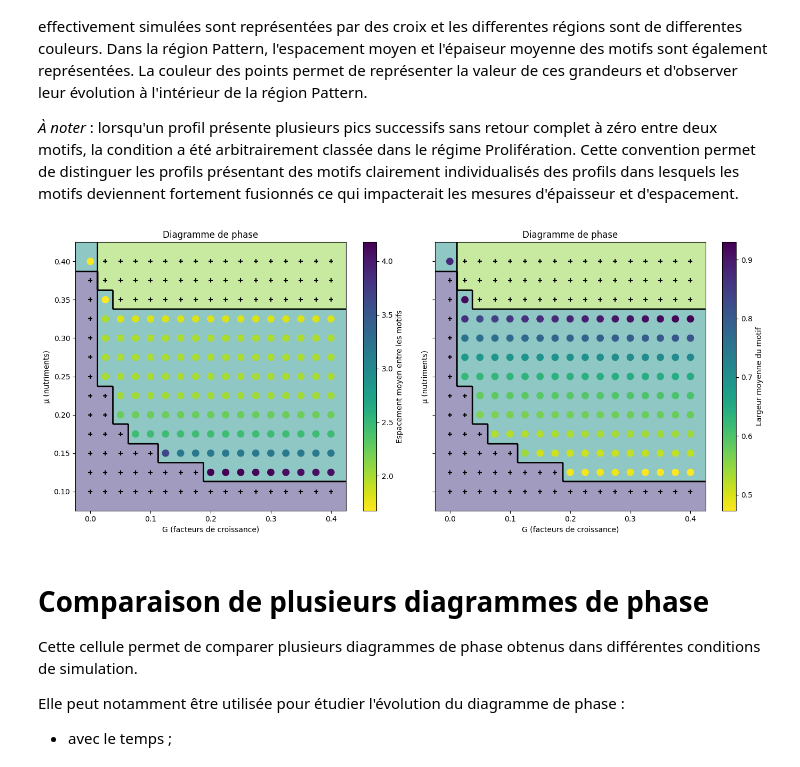
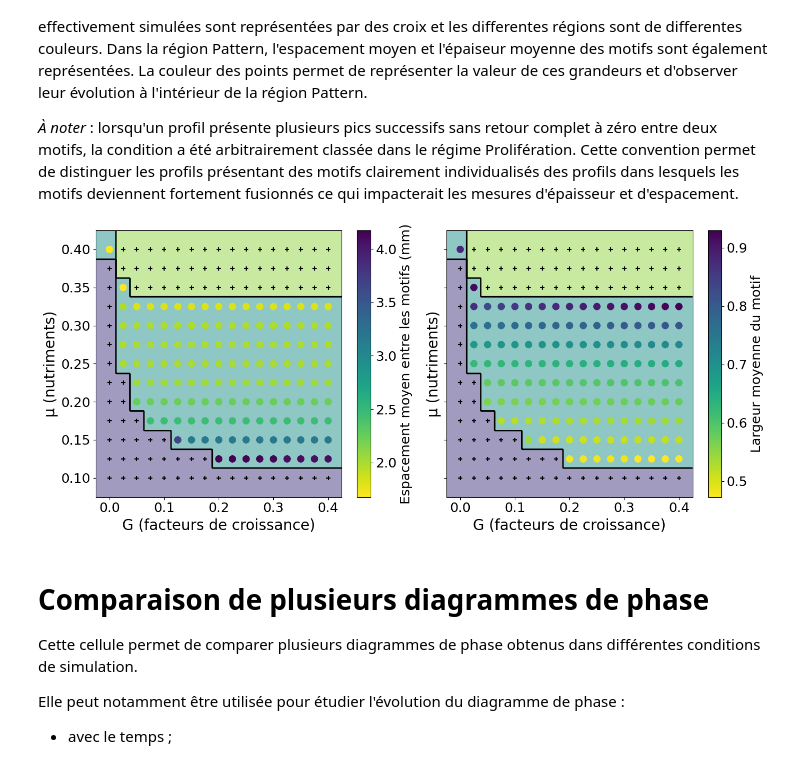
Before and after one commit to lisabacchin/Stage-M1, a Jupyter notebook: Traitement_simulations/Traitement_1D.ipynb, the cells around one changed output. Cells and saved outputs as stored; diff of their text form; code cells hidden in the pictures.

```diff
--- a/Traitement_simulations/Traitement_1D.ipynb
+++ b/Traitement_simulations/Traitement_1D.ipynb
@@ -847,12 +849,15 @@ sc1 = ax1.scatter(
     cmap=Cmap,
     #edgecolors='k'
 )
-fig.colorbar(
+cbar = fig.colorbar(
     sc1,
     ax=ax1,
     label="Espacement moyen entre les motifs"
 )
-
+cbar.set_label("Espacement moyen entre les motifs (mm)", fontsize =18)
+cbar.ax.tick_params(
+                            labelsize=18
+                        )
 
 # Points expérimentaux
 mask_mort = cond == "Mort"
@@ -873,10 +878,14 @@ ax1.scatter(
     s=30
 )
 
-ax1.set_xlabel("G (facteurs de croissance)")
-ax1.set_ylabel("μ (nutriments)")
+ax1.set_xlabel("G (facteurs de croissance)", fontsize = 20)
+ax1.set_ylabel("μ (nutriments)", fontsize = 20)
+ax1.tick_params(
+        axis="both",
+        labelsize=18
+    )
 
-ax1.set_title("Diagramme de phase")
+#ax1.set_title("Diagramme de phase")
 
 ax2.contourf(
     GX,
@@ -907,42 +916,50 @@ sc = ax2.scatter(
     #edgecolors='k'
 )
 
-fig.colorbar(
+cbar = fig.colorbar(
     sc,
     ax=ax2,
     label="Largeur moyenne du motif"
 )
+cbar.set_label("Largeur moyenne du motif", fontsize =18)
+cbar.ax.tick_params(
+                            labelsize=18
+                        )
 
 
 
 # Points expérimentaux
 mask_mort = cond == "Mort"
 ax2.scatter(
     G[mask_mort],
     mu[mask_mort],
     c='k',
     marker='+',
     s=30
 )
 
 mask_Prolif = cond == "Prolifération"
 ax2.scatter(
     G[mask_Prolif],
     mu[mask_Prolif],
     c='k',
     marker='+',
     s=30
 )
 
-ax2.set_xlabel("G (facteurs de croissance)")
-ax2.set_ylabel("μ (nutriments)")
+ax2.set_xlabel("G (facteurs de croissance)", fontsize = 20)
+ax2.set_ylabel("μ (nutriments)", fontsize = 20)
+ax2.tick_params(
+        axis="both",
+        labelsize=18
+    )
 
-ax2.set_title("Diagramme de phase")
+#ax2.set_title("Diagramme de phase")
 
 plt.tight_layout()
 plt.show()
 # %% [output]
-[figure, old version]
+[figure, new version]
 # %% [markdown]
 # Comparaison de plusieurs diagrammes de phase
 
```
Also changed, not shown: parts of 5 cells of this notebook, 15 other files.
